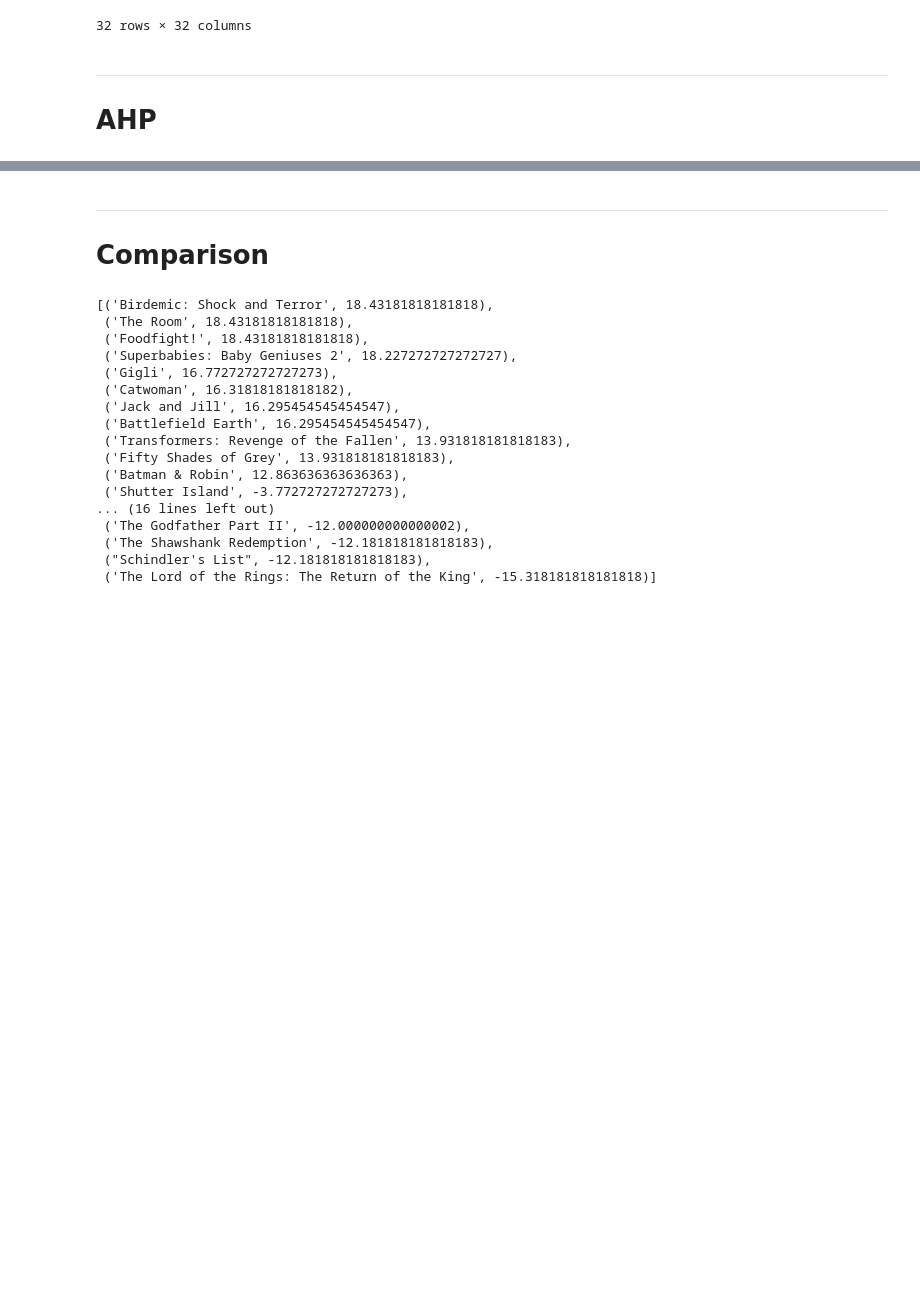
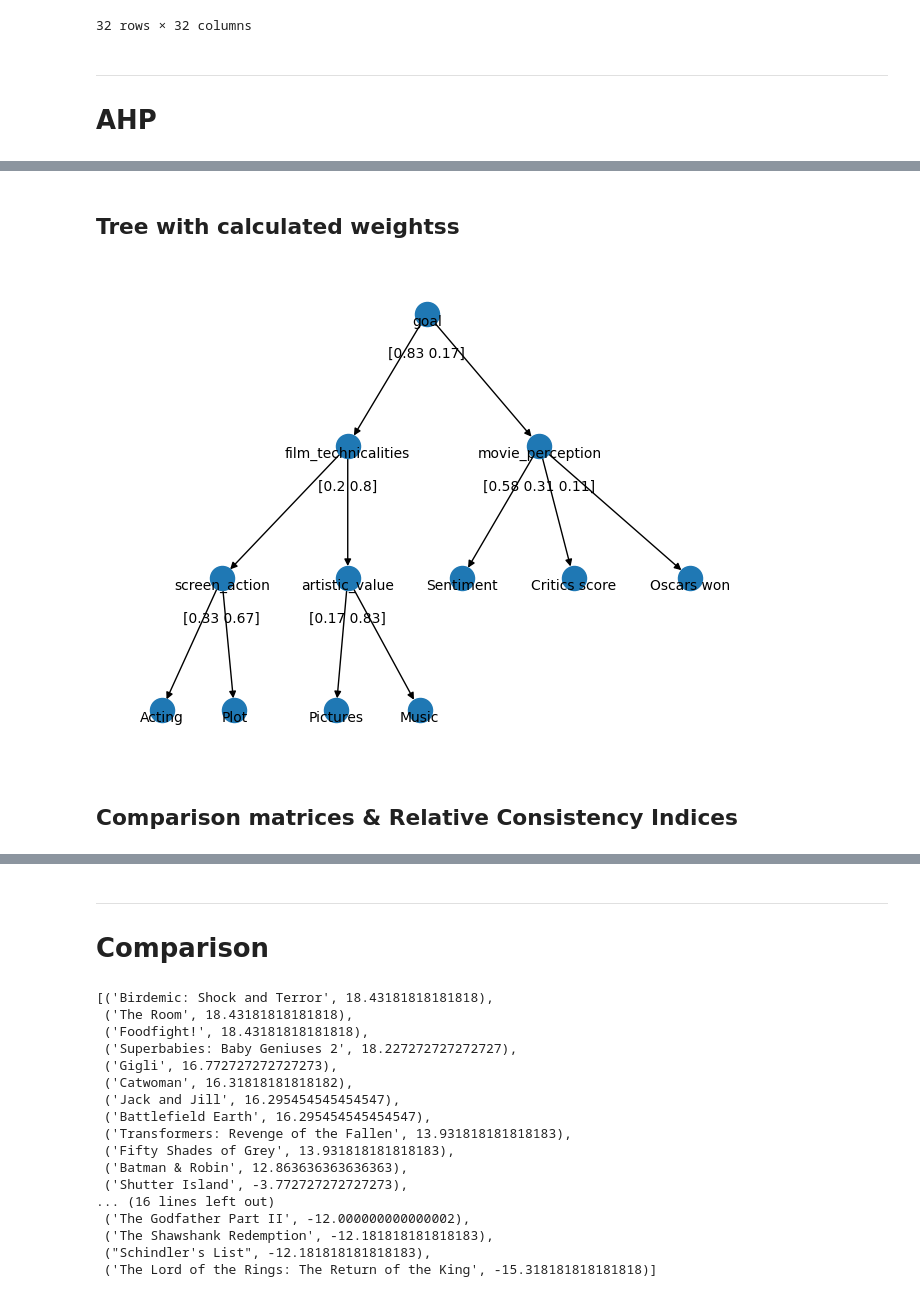
Before and after one commit to istepka/decision-analysis, a Jupyter notebook: project2/report.ipynb, the cells around one changed output, grey strips where cells are left out. Drawn from its saved outputs; the diff is of its cells as text; code cells hidden in the pictures; blank space fills up the shorter version.

```diff
--- a/project2/report.ipynb
+++ b/project2/report.ipynb
@@ -194,0 +206,13 @@ calulate_kendall_matrix(uta_ranking, pretty_print=True)
+# %%
+loaded_matrices = load_comparison_matrices(hierarchy_directory)
+eigenvectors = {}
+for node, matrix in loaded_matrices.items():
+    eigenvectors[node] = approximate_principal_eigenvector(matrix.values)
+# %% [markdown]
+## Tree with calculated weightss
+# %%
+plot_tree_with_weights(tree_df, eigenvectors)
+# %% [output]
+[figure, added]
+# %% [markdown]
+## Comparison matrices & Relative Consistency Indices
```
Also changed, not shown: parts of 22 cells of this notebook, 8 other files.
